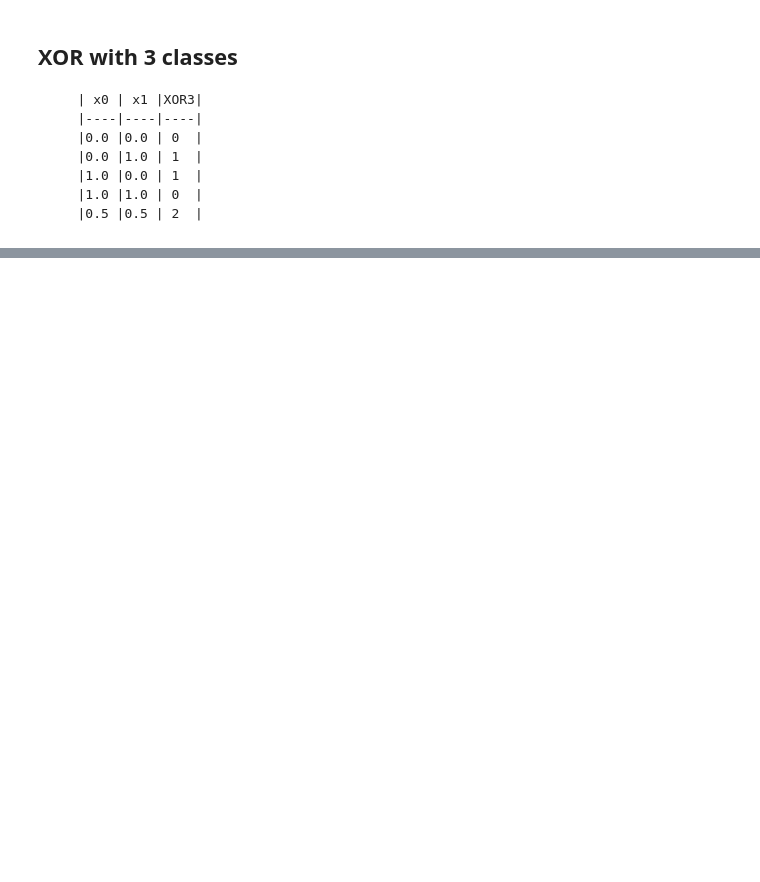
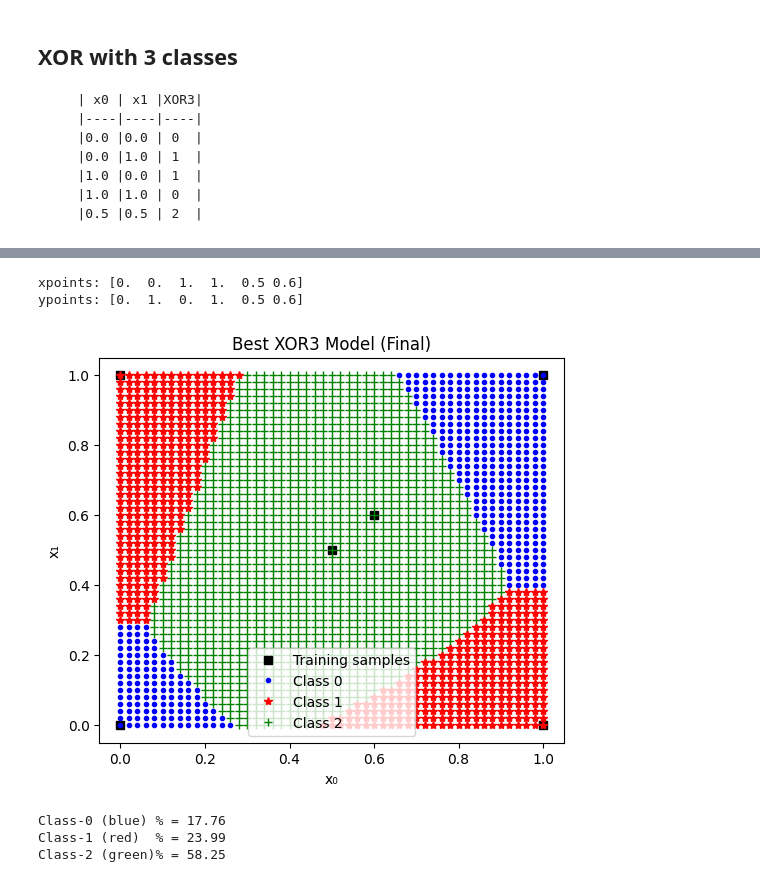
Before and after one commit to HAR5HA-7663/MCS-5993-Evolutionary-Computation-and-Deep-Learning, a Jupyter notebook: Assignments/4/XOR3.ipynb, the cells around one changed output, grey strips where cells are left out. Drawn from its saved outputs; the diff is of its cells as text; code cells hidden in the pictures; blank space fills up the shorter version.

```diff
--- a/Assignments/4/XOR3.ipynb
+++ b/Assignments/4/XOR3.ipynb
@@ -212,3 +343,12 @@ Average # of generations used = 35
+# %%
+plot_XOR3_decision_boundary(model_path="bestXOR.keras", title="Best XOR3 Model (Final)")
+# %% [output]
+xpoints: [0.  0.  1.  1.  0.5 0.6]
+ypoints: [0.  1.  0.  1.  0.5 0.6]
+[figure, added]
+Class-0 (blue) % = 17.76
+Class-1 (red)  % = 23.99
+Class-2 (green)% = 58.25
 # %%
 print (model.predict(X))
 print (model.predict(X, verbose=0).round())
```
Also changed, not shown: parts of 9 cells of this notebook.
